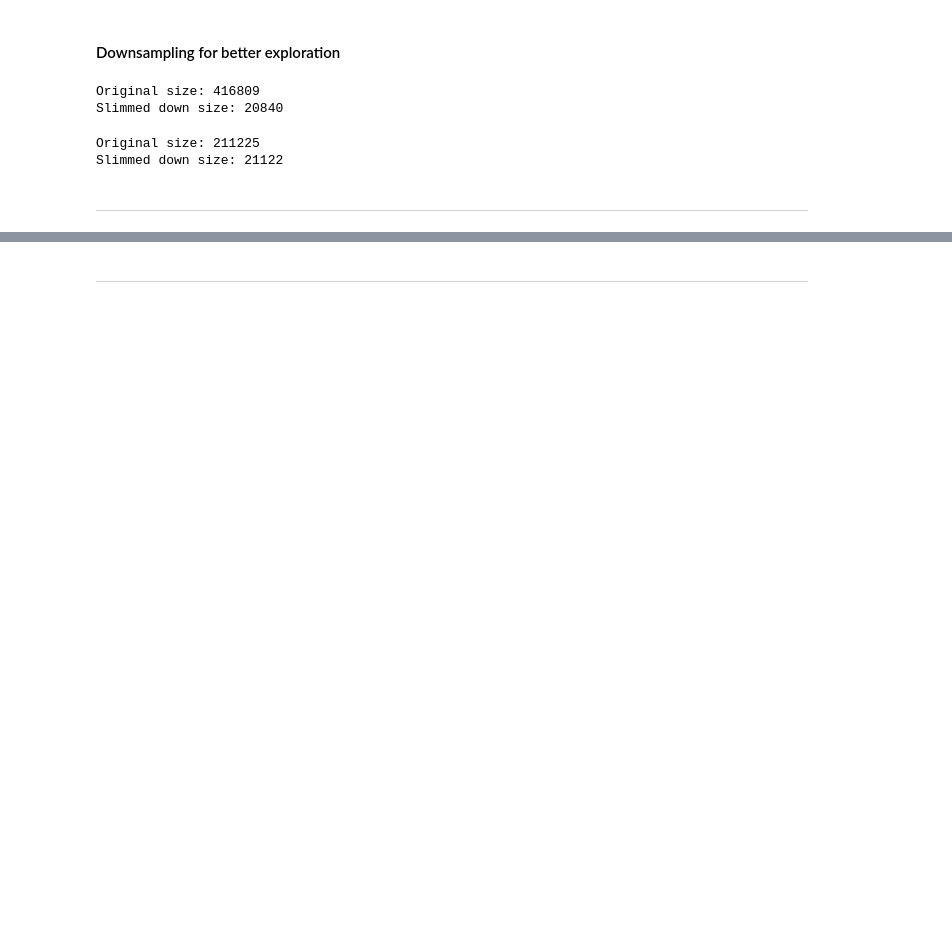
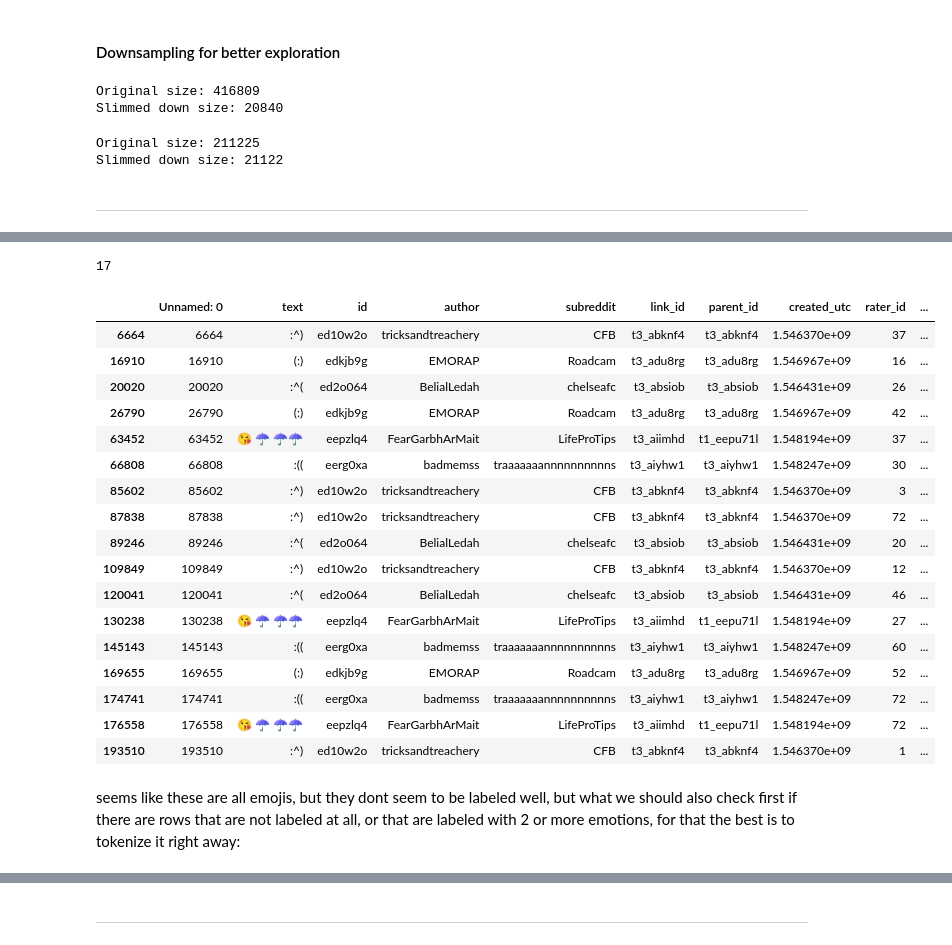
Before and after one commit to adamhalama/mal1y, a Jupyter notebook: final-group-project/src/group-project-answer.ipynb, the cells around one changed output, grey strips where cells are left out. Cells and saved outputs as stored; diff of their text form; code cells hidden in the pictures; blank space fills up the shorter version.

```diff
--- a/final-group-project/src/group-project-answer.ipynb
+++ b/final-group-project/src/group-project-answer.ipynb
@@ -309,0 +350,31 @@ neutral
+# %%
+# Check for entries that do not contain alphabetic characters
+go_non_relevant_texts = go_emotions_raw_df[~go_emotions_raw_df['text'].str.contains('[a-zA-Z]')]
+go_non_relevant_texts_count = go_non_relevant_texts.shape[0]
+
+go_non_relevant_texts_count
+# %% [output]
+17
+# %%
+go_non_relevant_texts
+# %% [output]
+|  | Unnamed: 0 | text | id | author | subreddit | link_id | parent_id | created_utc | rater_id | ... |
+| 6664 | 6664 | :^) | ed10w2o | tricksandtreachery | CFB | t3_abknf4 | t3_abknf4 | 1.546370e+09 | 37 | ... |
+| 16910 | 16910 | (:) | edkjb9g | EMORAP | Roadcam | t3_adu8rg | t3_adu8rg | 1.546967e+09 | 16 | ... |
+| 20020 | 20020 | :^( | ed2o064 | BelialLedah | chelseafc | t3_absiob | t3_absiob | 1.546431e+09 | 26 | ... |
+| 26790 | 26790 | (:) | edkjb9g | EMORAP | Roadcam | t3_adu8rg | t3_adu8rg | 1.546967e+09 | 42 | ... |
+| 63452 | 63452 | 😘 ☂ ☂️☂️ | eepzlq4 | FearGarbhArMait | LifeProTips | t3_aiimhd | t1_eepu71l | 1.548194e+09 | 37 | ... |
+| 66808 | 66808 | :(( | eerg0xa | badmemss | traaaaaaannnnnnnnnns | t3_aiyhw1 | t3_aiyhw1 | 1.548247e+09 | 30 | ... |
+| 85602 | 85602 | :^) | ed10w2o | tricksandtreachery | CFB | t3_abknf4 | t3_abknf4 | 1.546370e+09 | 3 | ... |
+| 87838 | 87838 | :^) | ed10w2o | tricksandtreachery | CFB | t3_abknf4 | t3_abknf4 | 1.546370e+09 | 72 | ... |
+| 89246 | 89246 | :^( | ed2o064 | BelialLedah | chelseafc | t3_absiob | t3_absiob | 1.546431e+09 | 20 | ... |
+| 109849 | 109849 | :^) | ed10w2o | tricksandtreachery | CFB | t3_abknf4 | t3_abknf4 | 1.546370e+09 | 12 | ... |
+| 120041 | 120041 | :^( | ed2o064 | BelialLedah | chelseafc | t3_absiob | t3_absiob | 1.546431e+09 | 46 | ... |
+| 130238 | 130238 | 😘 ☂ ☂️☂️ | eepzlq4 | FearGarbhArMait | LifeProTips | t3_aiimhd | t1_eepu71l | 1.548194e+09 | 27 | ... |
+| 145143 | 145143 | :(( | eerg0xa | badmemss | traaaaaaannnnnnnnnns | t3_aiyhw1 | t3_aiyhw1 | 1.548247e+09 | 60 | ... |
+| 169655 | 169655 | (:) | edkjb9g | EMORAP | Roadcam | t3_adu8rg | t3_adu8rg | 1.546967e+09 | 52 | ... |
+| 174741 | 174741 | :(( | eerg0xa | badmemss | traaaaaaannnnnnnnnns | t3_aiyhw1 | t3_aiyhw1 | 1.548247e+09 | 72 | ... |
+| 176558 | 176558 | 😘 ☂ ☂️☂️ | eepzlq4 | FearGarbhArMait | LifeProTips | t3_aiimhd | t1_eepu71l | 1.548194e+09 | 72 | ... |
+| 193510 | 193510 | :^) | ed10w2o | tricksandtreachery | CFB | t3_abknf4 | t3_abknf4 | 1.546370e+09 | 1 | ... |
+# %% [markdown]
+seems like these are all emojis, but they dont seem to be labeled well, but what we should also check first if there are rows that are not labeled at all, or that are labeled with 2 or more emotions, for that the best is to tokenize it right away:
```
Also changed, not shown: parts of 190 cells of this notebook.
